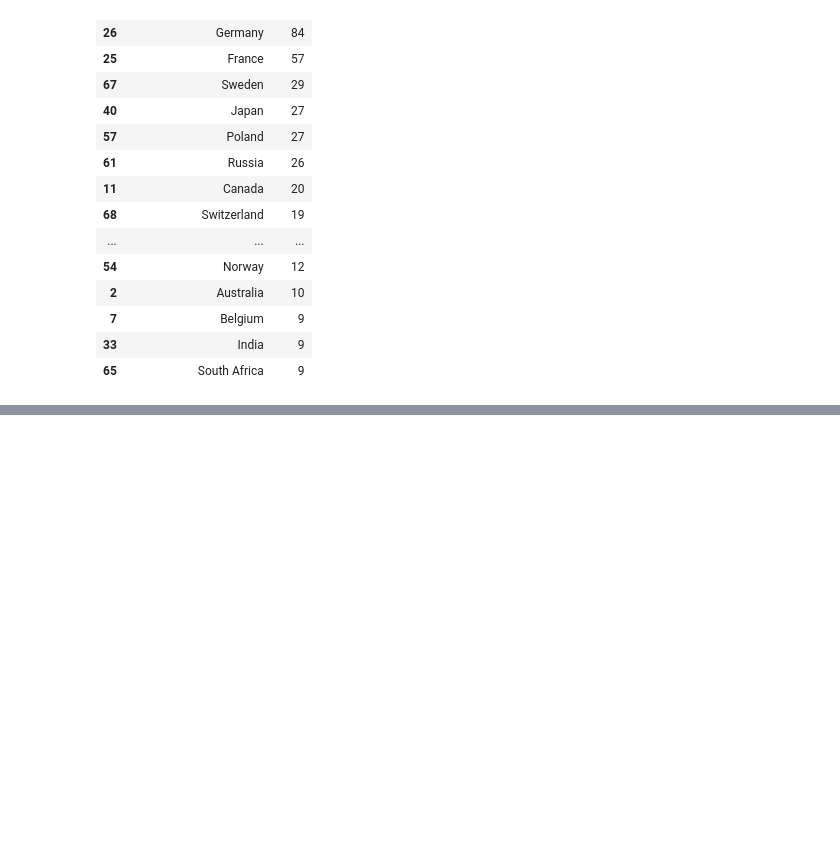
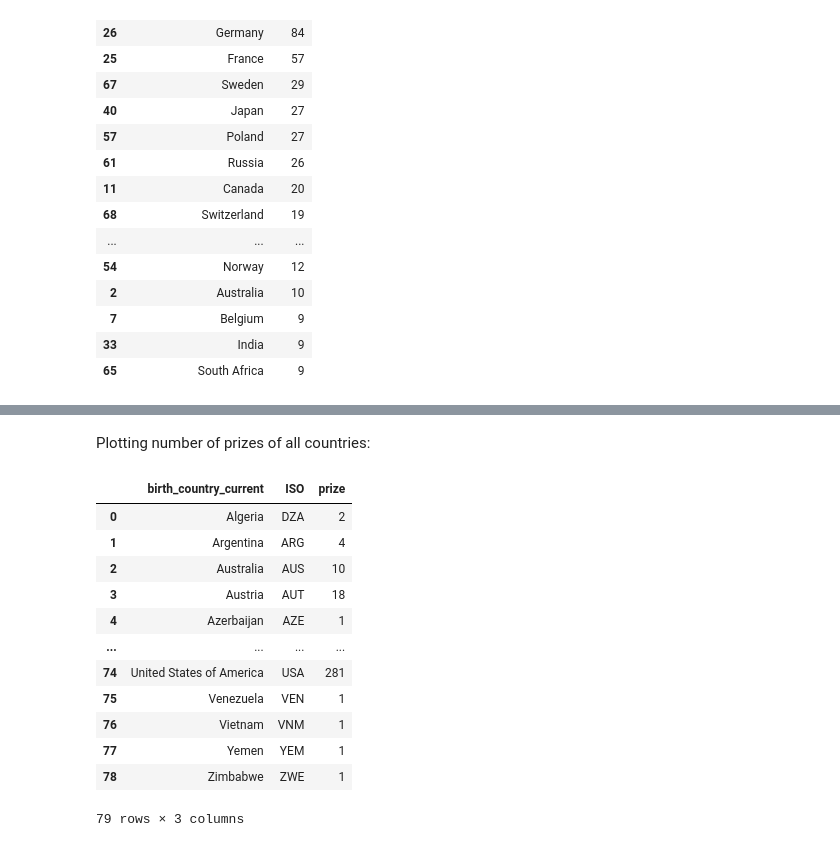
Before and after one commit to Chau-Ngoc/nobel-prize-analysis, a Jupyter notebook: nobel_prize_analysis.ipynb, the cells around one changed output, grey strips where cells are left out. Drawn from its saved outputs; the diff is of its cells as text; code cells hidden in the pictures; blank space fills up the shorter version.

```diff
--- a/nobel_prize_analysis.ipynb
+++ b/nobel_prize_analysis.ipynb
@@ -404,3 +404,23 @@ fig.update_layout(yaxis_title='Countries',
 fig.show()
 # %% [output]
 [interactive output not drawn]
+# %% [markdown]
+Plotting number of prizes of all countries:
+# %%
+df_countries = df.groupby(['birth_country_current', 'ISO'], as_index=False).count()
+df_countries = df_countries[['birth_country_current', 'ISO', 'prize']]
+df_countries
+# %% [output]
+|  | birth_country_current | ISO | prize |
+| 0 | Algeria | DZA | 2 |
+| 1 | Argentina | ARG | 4 |
+| 2 | Australia | AUS | 10 |
+| 3 | Austria | AUT | 18 |
+| 4 | Azerbaijan | AZE | 1 |
+| ... | ... | ... | ... |
+| 74 | United States of America | USA | 281 |
+| 75 | Venezuela | VEN | 1 |
+| 76 | Vietnam | VNM | 1 |
+| 77 | Yemen | YEM | 1 |
+| 78 | Zimbabwe | ZWE | 1 |
+79 rows × 3 columns
```
Also changed, not shown: parts of 5 cells of this notebook.
